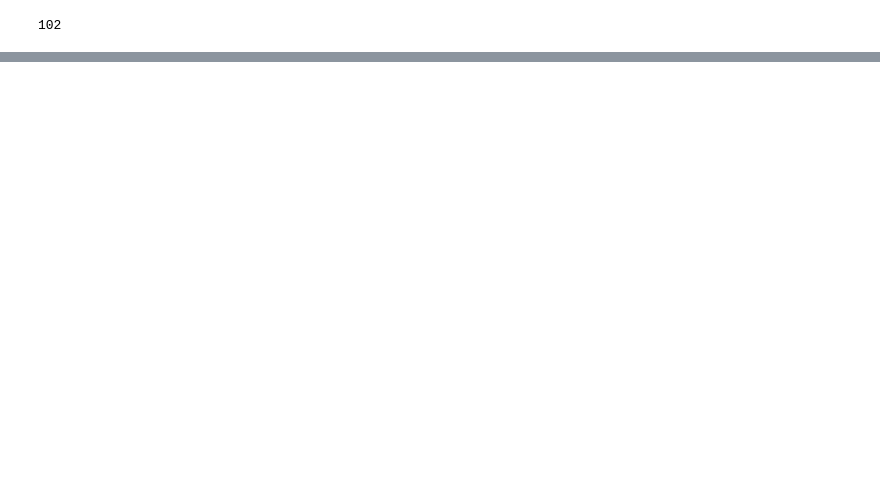
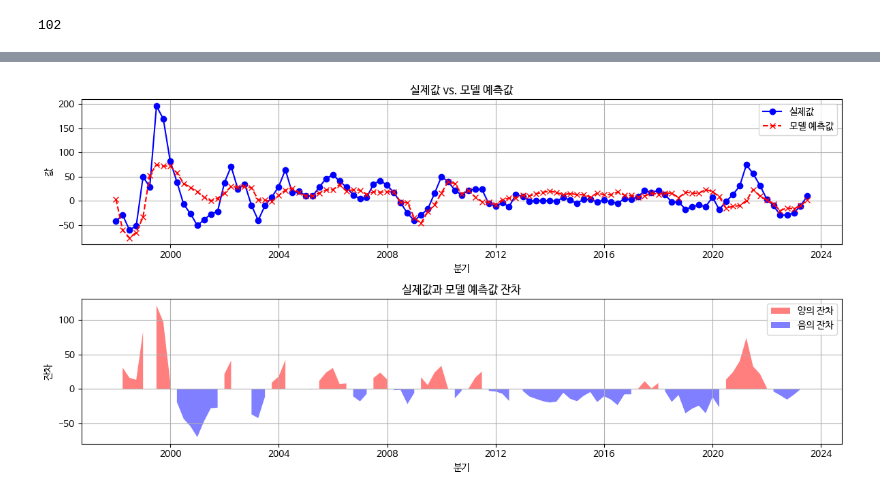
Before and after one commit to GwakJunwoo/BetaTross, a Jupyter notebook: betatross/kospi.ipynb, the cells around one changed output, grey strips where cells are left out. Drawn from its saved outputs; the diff is of its cells as text; code cells hidden in the pictures; blank space fills up the shorter version.

```diff
--- a/betatross/kospi.ipynb
+++ b/betatross/kospi.ipynb
@@ -470,3 +471,7 @@ plt.show()
 len(result['kospi'][1:].to_list())
 # %% [output]
 102
+# %%
+M2 = pd.read_csv('M2.csv').T
+M2.columns = M2.iloc[0]
+M2 = M2.iloc[1:]
@@ -472,0 +528,5 @@ len(result['kospi'][1:].to_list())
+# %%
+m2 = pd.DataFrame(yoy_transform(M2, 'M2')['M2_YoY'].dropna())
+m2.columns = ['m2']
+# %%
+solution = result.join(m2)
@@ -472,0 +593,47 @@ len(result['kospi'][1:].to_list())
+# %%
+a = model.params['pct_real_gdp'] * solution['pct_real_gdp']
+b = model.params['cpi'] * solution['cpi']
+c = model.params['m2'] * solution['m2']
+model_output = a + b + c + model.params['const']
+# %%
+import matplotlib.pyplot as plt
+import numpy as np
+
+# 실제값과 모델 예측값 준비 (예시)
+actual_values = result['kospi']  # 실제값
+predicted_values = model_output  # 모델 예측값
+
+# 잔차 계산
+residuals = np.array(actual_values) - np.array(predicted_values)
+
+# 데이터 포인트의 x 좌표 (분기 등)
+x_values = result.index
+
+# 두 개의 subplot 생성
+fig, (ax1, ax2) = plt.subplots(2, 1, figsize=(12, 6))  # 2개의 subplot을 위아래로 배치
+
+# 첫 번째 subplot (상단)
+ax1.plot(x_values, actual_values, label='실제값', marker='o', linestyle='-', color='b')
+ax1.plot(x_values, predicted_values, label='모델 예측값', marker='x', linestyle='--', color='r')
+ax1.set_xlabel('분기')
+ax1.set_ylabel('값')
+ax1.set_title('실제값 vs. 모델 예측값')
+ax1.legend()
+ax1.grid(True)  # 그리드 추가
+
+# 두 번째 subplot (하단)
+ax2.fill_between(x_values, 0, residuals, where=residuals >= 0, facecolor='red', alpha=0.5, label='양의 잔차')
+ax2.fill_between(x_values, 0, residuals, where=residuals < 0, facecolor='blue', alpha=0.5, label='음의 잔차')
+ax2.set_xlabel('분기')
+ax2.set_ylabel('잔차')
+ax2.set_title('실제값과 모델 예측값 잔차')
+ax2.legend()
+ax2.grid(True)  # 그리드 추가
+
+# subplot 간의 간격 조정
+plt.tight_layout()
+
+# 그래프 표시
+plt.show()
+# %% [output]
+[figure, added]
```
Also changed, not shown: parts of 15 cells of this notebook, 1 other file.
